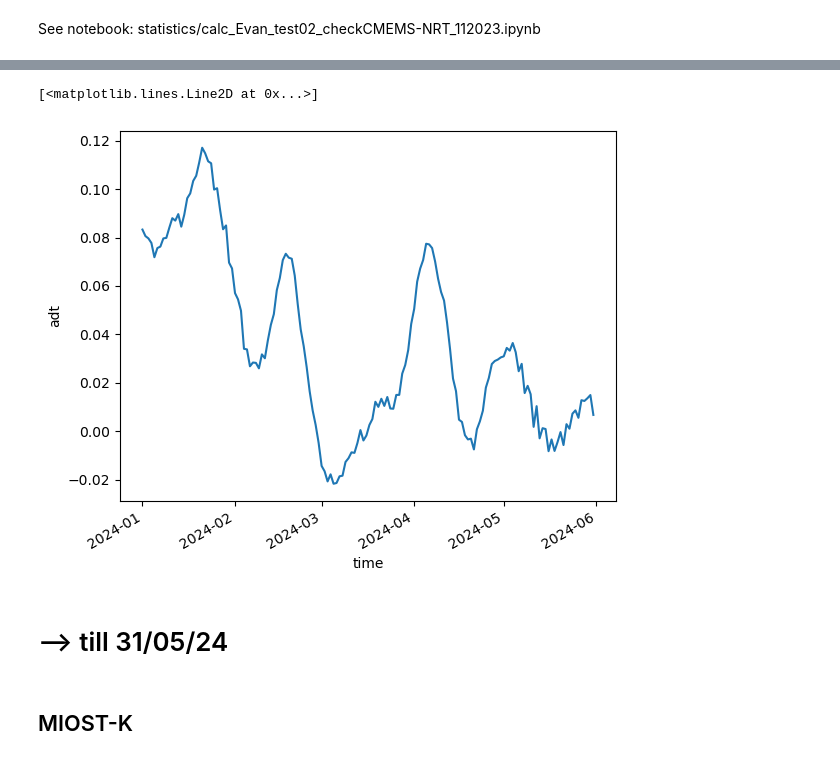
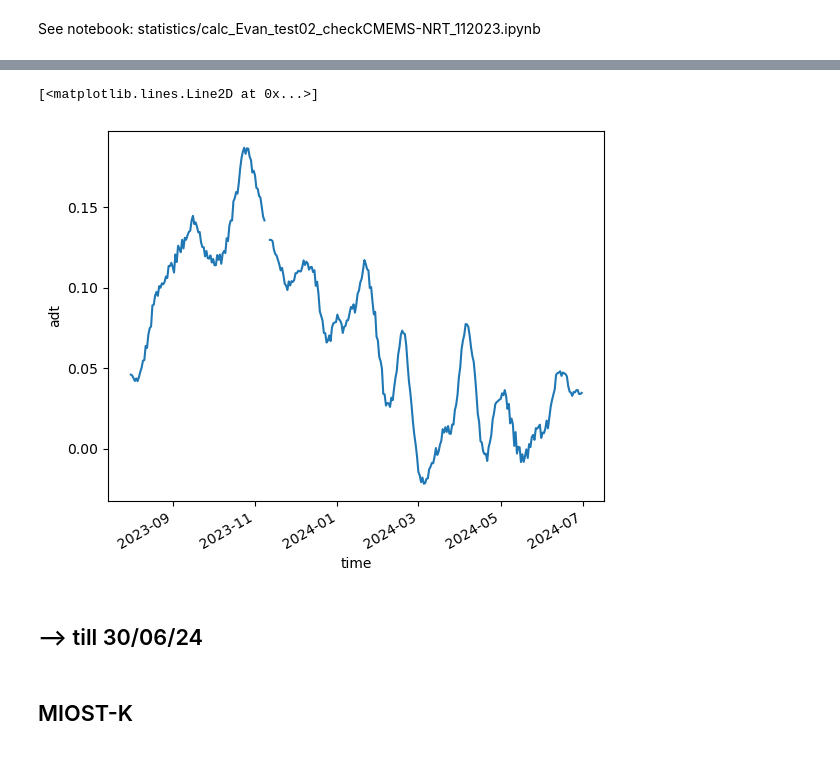
Before and after one commit to LauraGomezNavarro/paper-OSR10_Gomez-Navarro_etal_2026, a Jupyter notebook: fig01.ipynb, the cells around one changed output, grey strips where cells are left out. Drawn from its saved outputs; the diff is of its cells as text; code cells hidden in the pictures.

```diff
--- a/fig01.ipynb
+++ b/fig01.ipynb
@@ -148,5 +159,5 @@ nyear = 2024
 # %%
-fname = "wmed_cmems_obs-sl_eur_phy-ssh_nrt_allsat-l4-duacs-0.125deg_P1D_" + str(nyear) + "*_sub.nc"
+fname = "wmed_cmems_obs-sl_eur_phy-ssh_nrt_allsat-l4-duacs-0.125deg_P1D_202*" + "*_sub.nc"
 # %%
 data_paths = sorted(glob(indir_duacs_nrt + fname))
 # data_paths
@@ -153,2 +187,2 @@ data_paths = sorted(glob(indir_duacs_nrt + fname))
 # %%
-ds_duacs_all_nrt_24 = xr.open_mfdataset(data_paths)
+ds_duacs_all_nrt = xr.open_mfdataset(data_paths[0:-148])
@@ -175,10 +210,10 @@ Data variables:
 # %%
-ds_duacs_all_nrt_24.adt.mean(dim="latitude").mean(dim="longitude").plot()
+ds_duacs_all_nrt.adt[:,:,:].mean(dim="latitude").mean(dim="longitude").plot()
 # %% [output]
 [<matplotlib.lines.Line2D at 0x...>]
-[figure, old version]
+[figure, new version]
 # %% [markdown]
-# --> till 31/05/24
+## --> till 30/06/24
 # %% [markdown]
 ## MIOST-K
 # %% [markdown]
```
Also changed, not shown: parts of 38 cells of this notebook.
